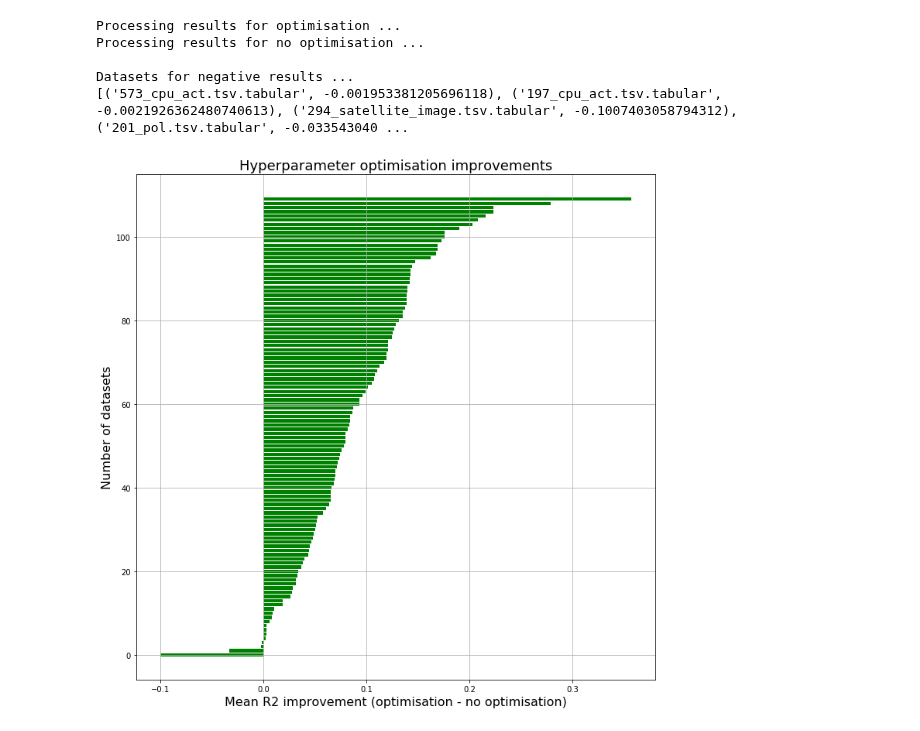
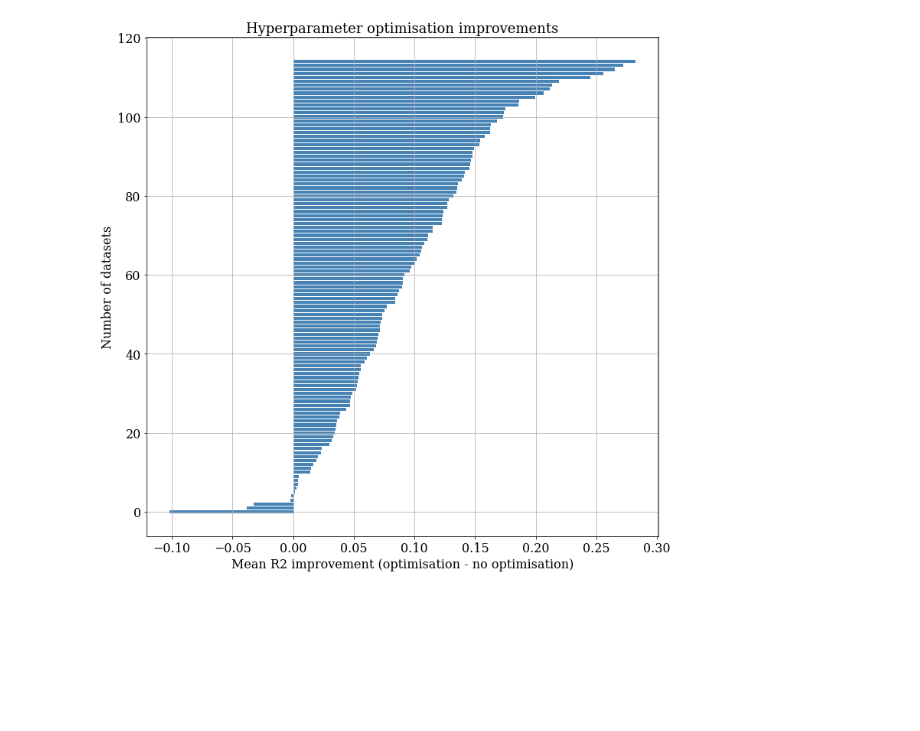
Before and after one commit to anuprulez/pmlb_regression, a Jupyter notebook: Regression_plots_paper_0.20.ipynb, the cells around one changed output. Drawn from its saved outputs; the diff is of its cells as text; code cells hidden in the pictures; blank space fills up the shorter version.

```diff
--- a/Regression_plots_paper_0.20.ipynb
+++ b/Regression_plots_paper_0.20.ipynb
@@ -167,21 +168,19 @@ Plotting regressors vs datasets...
 # %%
-# plot average performance on datasets
+folder_name_tuning = "scikit_20/tuning/"
+folder_name_no_tuning = "scikit_20/no_tuning/"
 
-folder_name_tuning = "tuning/"
-folder_name_no_tuning = "no_tuning/"
 clf_names_dir_tuning = os.listdir(folder_name_tuning)
+clf_names_dir_tuning = [clf for clf in clf_names_dir_tuning if clf not in excluded_clf]
+
 clf_names_dir_no_tuning = os.listdir(folder_name_no_tuning)
-
-file_obj = open("file_names.txt", "r")
-dataset_names = file_obj.read()
-dataset_names = dataset_names.split("\n")
+clf_names_dir_no_tuning = [clf for clf in clf_names_dir_no_tuning if clf not in excluded_clf]
 
 clf_names_tuning = list()
 clf_mean_r2_tuning = list()
 r2_dict_tuning = dict()
 fit_time_dict_tuning = dict()
 
-print("Processing results for optimisation ...")
+#print("Processing results for optimisation ...")
 
 for clf in clf_names_dir_tuning:
     data_path = folder_name_tuning + clf
@@ -189,13 +188,13 @@ for clf in clf_names_dir_tuning:
     r2_scores = list()
     opt_fnames = list()
     for f_name in files:
-        if f_name in dataset_names:
-            opt_fnames.append(f_name)
-            f_path = data_path + "/" + f_name
-            df = pd.read_csv(f_path, sep="\t")
-            rank_test_score = df[df["rank_test_score"] == 1]
-            mean_test_score = rank_test_score["mean_test_score"]
-            r2_scores.append(mean_test_score.iloc[0])
+        #if f_name in dataset_names:
+        opt_fnames.append(f_name)
+        f_path = data_path + "/" + f_name
+        df = pd.read_csv(f_path, sep="\t")
+        rank_test_score = df[df["rank_test_score"] == 1]
+        mean_test_score = rank_test_score["mean_test_score"]
+        r2_scores.append(mean_test_score.iloc[0])
     clf_names_tuning.append(clf)
     r2_dict_tuning[clf] = r2_scores
 
@@ -204,7 +203,7 @@ clf_mean_r2_no_tuning = list()
 r2_dict_no_tuning = dict()
 fit_time_dict_no_tuning = dict()
 
-print("Processing results for no optimisation ...")
+#print("Processing results for no optimisation ...")
 
 for clf in clf_names_dir_no_tuning:
     data_path = folder_name_no_tuning + clf
@@ -212,50 +211,47 @@ for clf in clf_names_dir_no_tuning:
     r2_scores = list()
     no_opt_fnames = list()
     for f_name in files:
-        if f_name in dataset_names:
-            no_opt_fnames.append(f_name)
-            f_path = data_path + "/" + f_name
-            df = pd.read_csv(f_path, sep="\t")
-            rank_test_score = df[df["rank_test_score"] == 1]
-            mean_test_score = rank_test_score["mean_test_score"]
-            r2_scores.append(mean_test_score.iloc[0])
+        #if f_name in dataset_names:
+        no_opt_fnames.append(f_name)
+        f_path = data_path + "/" + f_name
+        df = pd.read_csv(f_path, sep="\t")
+        rank_test_score = df[df["rank_test_score"] == 1]
+        mean_test_score = rank_test_score["mean_test_score"]
+        r2_scores.append(mean_test_score.iloc[0])
     clf_names_no_tuning.append(clf)
     r2_dict_no_tuning[clf] = r2_scores
 
 n_datasets = len(no_opt_fnames)
 n_clf = len(clf_names_no_tuning)
 clf_datasets_perf = np.zeros(shape=(n_clf, n_datasets), dtype=float)
 diff_dict = dict()
 for x, clf in enumerate(clf_names_no_tuning):
     tuning_perf = r2_dict_tuning[clf]
     no_tuning_perf = r2_dict_no_tuning[clf]
     diff = [(a-b) for a,b in zip(tuning_perf, no_tuning_perf)]
     diff_dict[clf] = diff
     clf_datasets_perf[x] = diff
 
 mean_perf_datasets = np.mean(clf_datasets_perf, axis=0)
 
 c_fname = [(a,b) for (a,b) in zip(opt_fnames, mean_perf_datasets) if b < 0.0]
 print("")
-print("Datasets for negative results ...")
-print(c_fname)
-print("")
+#print("Datasets for negative results ...")
+#print(c_fname)
+#print("")
 
 plt.figure(figsize=(12, 12))
 y_pos = np.arange(n_datasets)
-plt.barh(y_pos, sorted(mean_perf_datasets), color='g')
+plt.barh(y_pos, sorted(mean_perf_datasets), color='steelblue')
 plt.xlabel('Mean R2 improvement (optimisation - no optimisation)', size=16)
 plt.ylabel('Number of datasets', size=16)
+plt.yticks(size=16)
+plt.xticks(size=16)
 plt.title('Hyperparameter optimisation improvements', size=18)
 plt.grid(True)
 plt.show()
 # %% [output]
-Processing results for optimisation ...
-Processing results for no optimisation ...
-
-Datasets for negative results ...
-[('573_cpu_act.tsv.tabular', -0.001953381205696118), ('197_cpu_act.tsv.tabular', -0.0021926362480740613), ('294_satellite_image.tsv.tabular', -0.1007403058794312), ('201_pol.tsv.tabular', -0.033543040 ...
-[figure, old version]
+[figure, new version]
 # %%
 # plot hyperparameter tuninig improvement per regressor
 hyper_improvement = dict()
```
Also changed, not shown: parts of 7 cells of this notebook.
